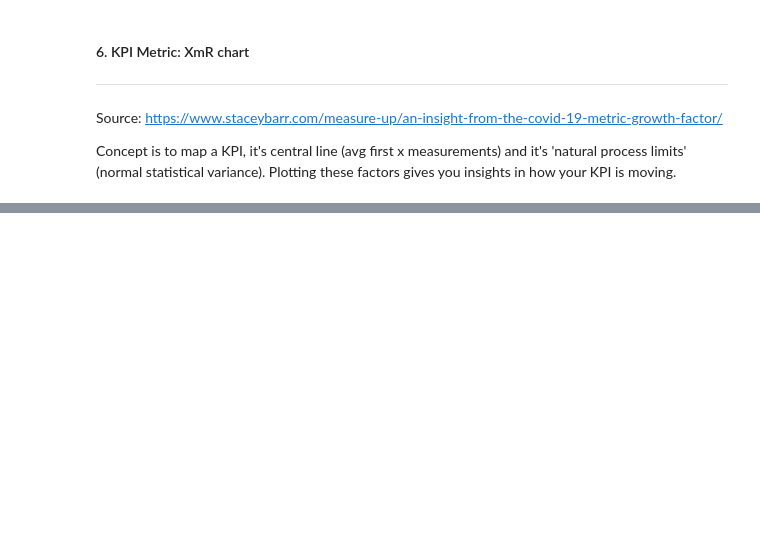
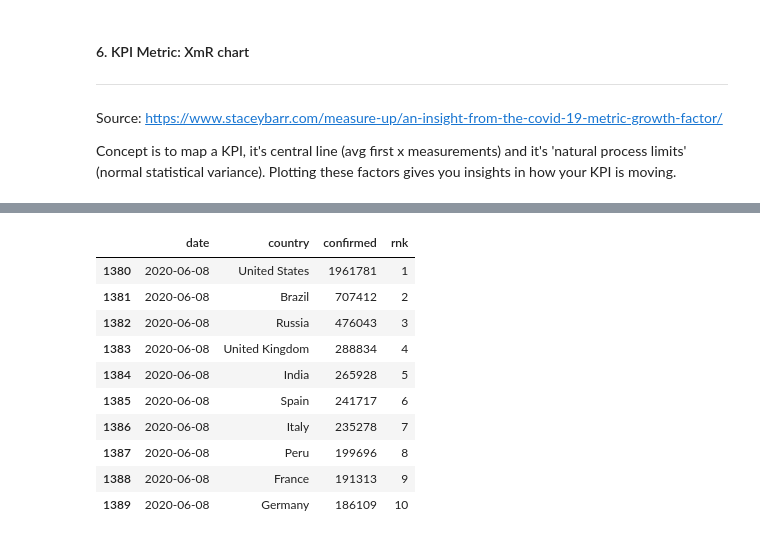
Before and after one commit to gvpamelen/covid19, a Jupyter notebook: notebooks/EDA.ipynb, the cells around one changed output, grey strips where cells are left out. Cells and saved outputs as stored; diff of their text form; code cells hidden in the pictures; blank space fills up the shorter version.

```diff
--- a/notebooks/EDA.ipynb
+++ b/notebooks/EDA.ipynb
@@ -659,0 +732,14 @@ show(p)
+# %%
+df_bars[df_bars['date'] == '2020-06-08']
+# %% [output]
+|  | date | country | confirmed | rnk |
+| 1380 | 2020-06-08 | United States | 1961781 | 1 |
+| 1381 | 2020-06-08 | Brazil | 707412 | 2 |
+| 1382 | 2020-06-08 | Russia | 476043 | 3 |
+| 1383 | 2020-06-08 | United Kingdom | 288834 | 4 |
+| 1384 | 2020-06-08 | India | 265928 | 5 |
+| 1385 | 2020-06-08 | Spain | 241717 | 6 |
+| 1386 | 2020-06-08 | Italy | 235278 | 7 |
+| 1387 | 2020-06-08 | Peru | 199696 | 8 |
+| 1388 | 2020-06-08 | France | 191313 | 9 |
+| 1389 | 2020-06-08 | Germany | 186109 | 10 |
```
Also changed, not shown: parts of 19 cells of this notebook, 1 other file.
